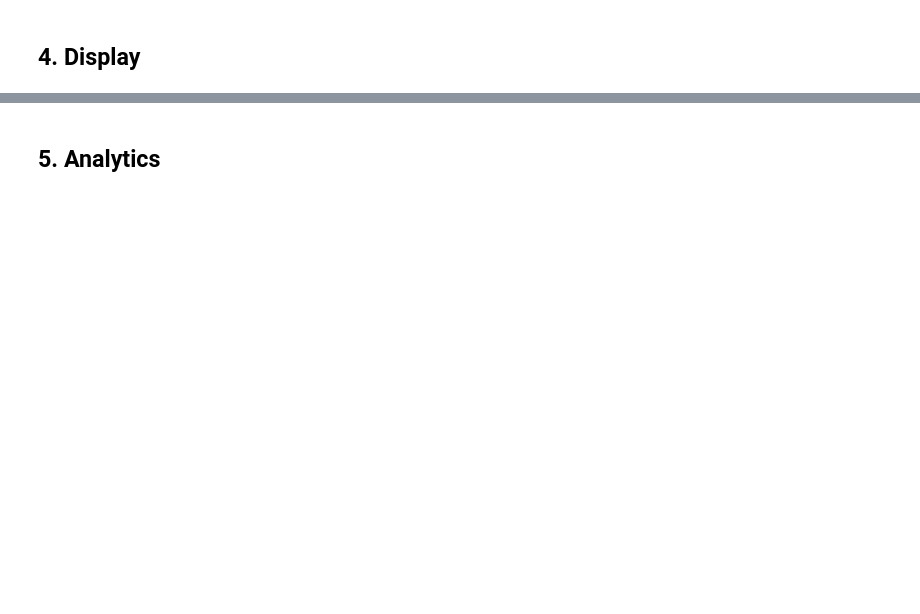
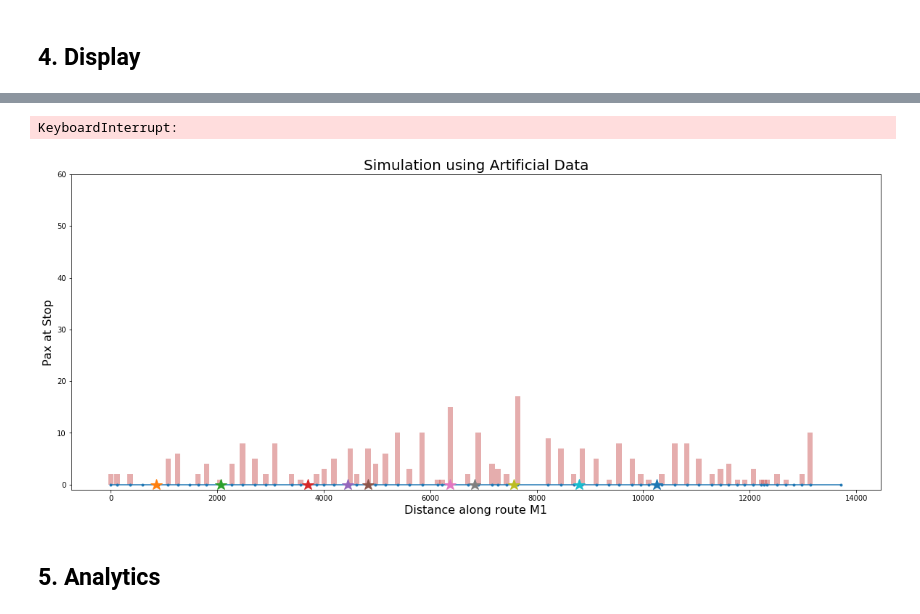
Before and after one commit to ywnch/buskit, a Jupyter notebook: sandbox_main.ipynb, the cells around one changed output, grey strips where cells are left out. Cells and saved outputs as stored; diff of their text form; code cells hidden in the pictures; blank space fills up the shorter version.

```diff
--- a/sandbox_main.ipynb
+++ b/sandbox_main.ipynb
@@ -798,2 +727,67 @@ while bus1.operate or bus2.operate or bus3.operate:
+# %%
+# simulate with historical data
+fig = plt.figure(figsize=(20,8))
+ax = fig.add_subplot(111)
+
+### FLATTEN THE CODE HERE!!! ###
+ax.plot(stop_pos, np.zeros(len(stop_pos)), '.-')
+
+veh1, = ax.plot(bus1.pos, 0, '*', markersize=16)
+veh2, = ax.plot(bus2.pos, 0, '*', markersize=16)
+veh3, = ax.plot(bus3.pos, 0, '*', markersize=16)
+veh4, = ax.plot(bus4.pos, 0, '*', markersize=16)
+veh5, = ax.plot(bus5.pos, 0, '*', markersize=16)
+veh6, = ax.plot(bus6.pos, 0, '*', markersize=16)
+veh7, = ax.plot(bus7.pos, 0, '*', markersize=16)
+veh8, = ax.plot(bus8.pos, 0, '*', markersize=16)
+veh9, = ax.plot(bus9.pos, 0, '*', markersize=16)
+veh10, = ax.plot(bus10.pos, 0, '*', markersize=16)
+
+
+# for s in range(len(stop_pos)):
+#     ax.plot([stop_pos[s], stop_pos[s]], [0, pax_at_stop[s]], '-', color='indianred')
+
+pax_bar = plt.bar(stop_pos, pax_at_stop, width=100, align='center', color='indianred', alpha=0.5)
+
+#ax.set_yticks([])
+ax.set_title('Simulation using Artificial Data', fontsize=20)
+ax.set_xlabel('Distance along route M1', fontsize=16)
+ax.set_ylabel('Pax at Stop', fontsize=16)
+ax.set_ylim(-1, 60)
+
+clock = 0
+
+while bus1.operate:
+#     [s.proceed() for s in stops]
+    [s.proceed() for s in d.values()]
+    [b.proceed() for b in buses]
+
+    veh1.set_xdata(bus1.pos)
+    veh2.set_xdata(bus2.pos)
+    veh3.set_xdata(bus3.pos)
+    veh4.set_xdata(bus4.pos)
+    veh5.set_xdata(bus5.pos)
+    veh6.set_xdata(bus6.pos)
+    veh7.set_xdata(bus7.pos)
+    veh8.set_xdata(bus8.pos)
+    veh9.set_xdata(bus9.pos)
+    veh10.set_xdata(bus10.pos)
+
+    for px, h in zip(pax_bar, pax_at_stop):
+        px.set_height(h)
+
+#     pax.set_data(stop_pos, pax_at_stop)
+#     for s in range(len(stop_pos)):
+#         ax.plot([stop_pos[s], stop_pos[s]], [0, pax_at_stop[s]], '-', color='indianred')
+
+    clear_output(wait=True)
+    display(fig)
+    clock += 1
+    print("Time elapsed: %i seconds"%(clock))
+    print("Pax at each stop: ", pax_at_stop)
+    time.sleep(1/1000) # set a global time equivalent parameter
+# %% [output]
+KeyboardInterrupt:
+[figure, added]
 # %% [markdown]
 ## 5. Analytics
```
Also changed, not shown: parts of 51 cells of this notebook.
